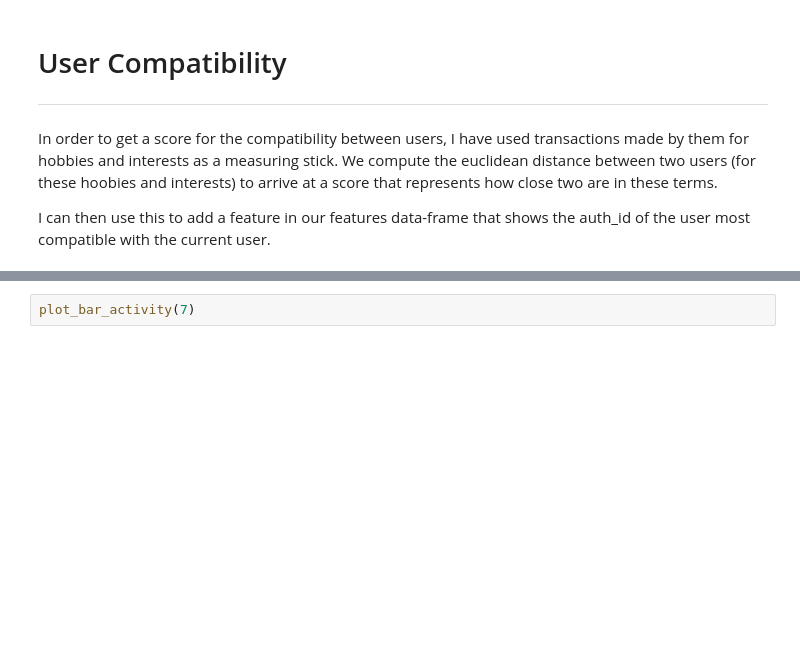
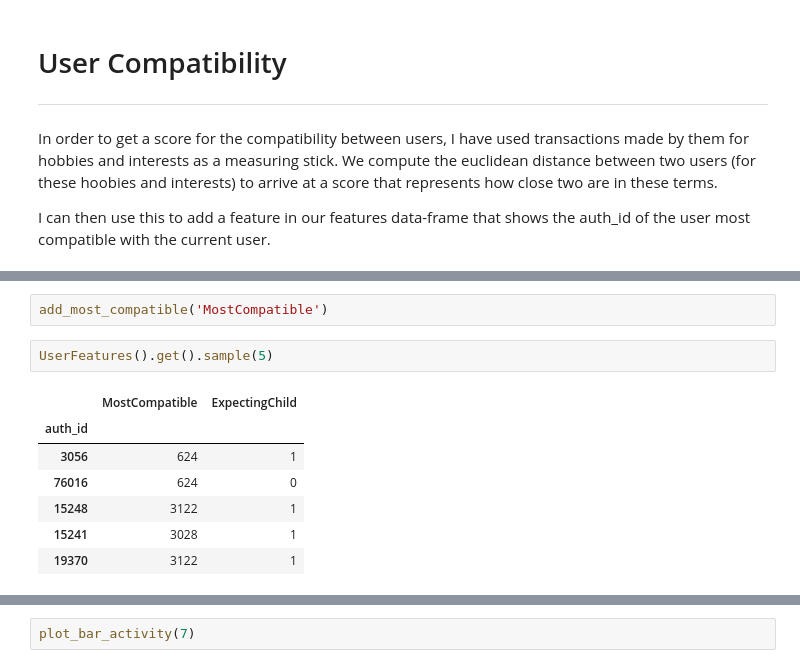
Before and after one commit to sameerraghuram/intuit-rit-challenge-submission, a Jupyter notebook: rit-intuit-challenge.ipynb, the cells around one changed output, grey strips where cells are left out. Drawn from its saved outputs; the diff is of its cells as text; blank space fills up the shorter version.

```diff
--- a/rit-intuit-challenge.ipynb
+++ b/rit-intuit-challenge.ipynb
@@ -314,2 +353,14 @@ I can then use this to add a feature in our features data-frame that shows the a
+# %%
+add_most_compatible('MostCompatible')
+# %%
+UserFeatures().get().sample(5)
+# %% [output]
+|  | MostCompatible | ExpectingChild |
+| auth_id |  |  |
+| 3056 | 624 | 1 |
+| 76016 | 624 | 0 |
+| 15248 | 3122 | 1 |
+| 15241 | 3028 | 1 |
+| 19370 | 3122 | 1 |
 # %%
 
```
Also changed, not shown: parts of 7 cells of this notebook.
